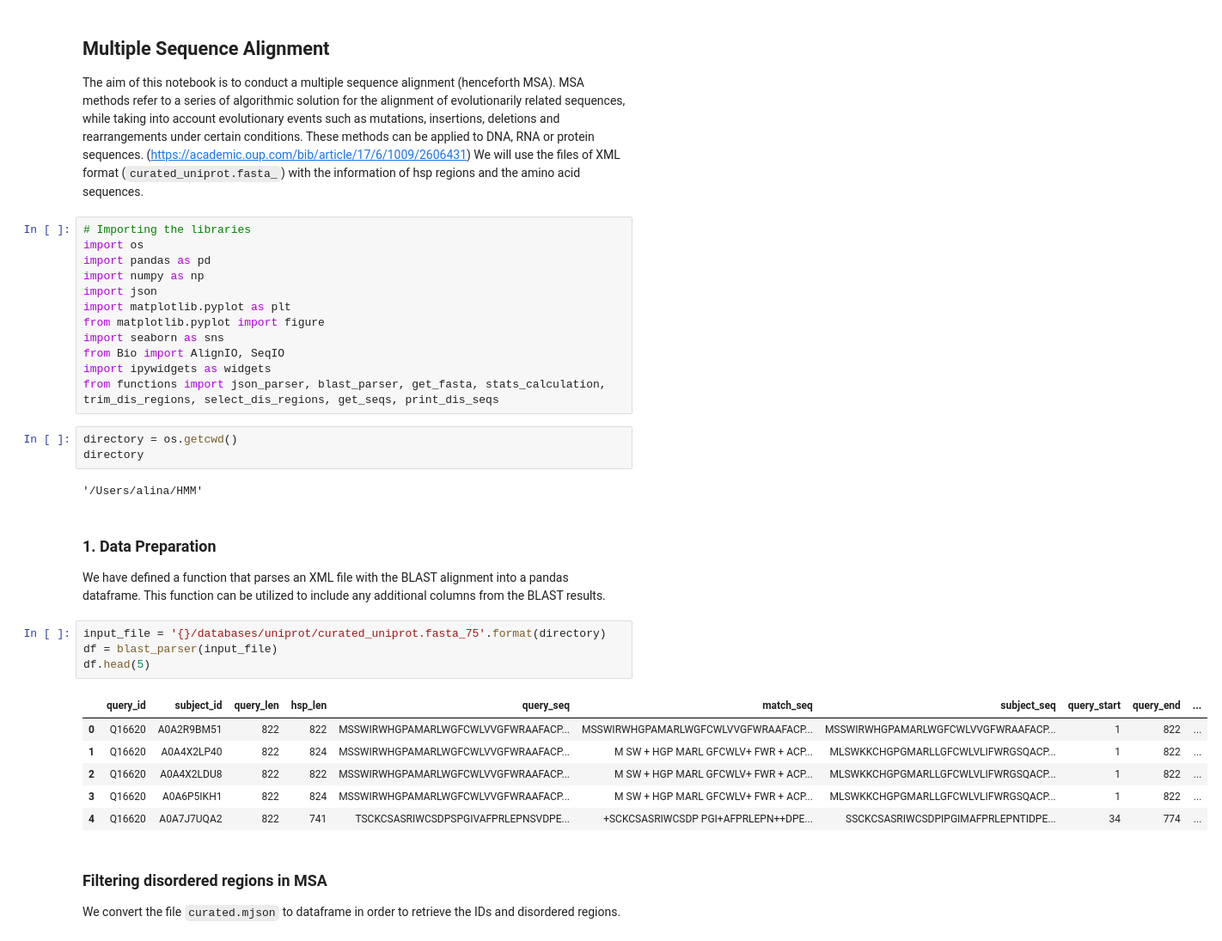
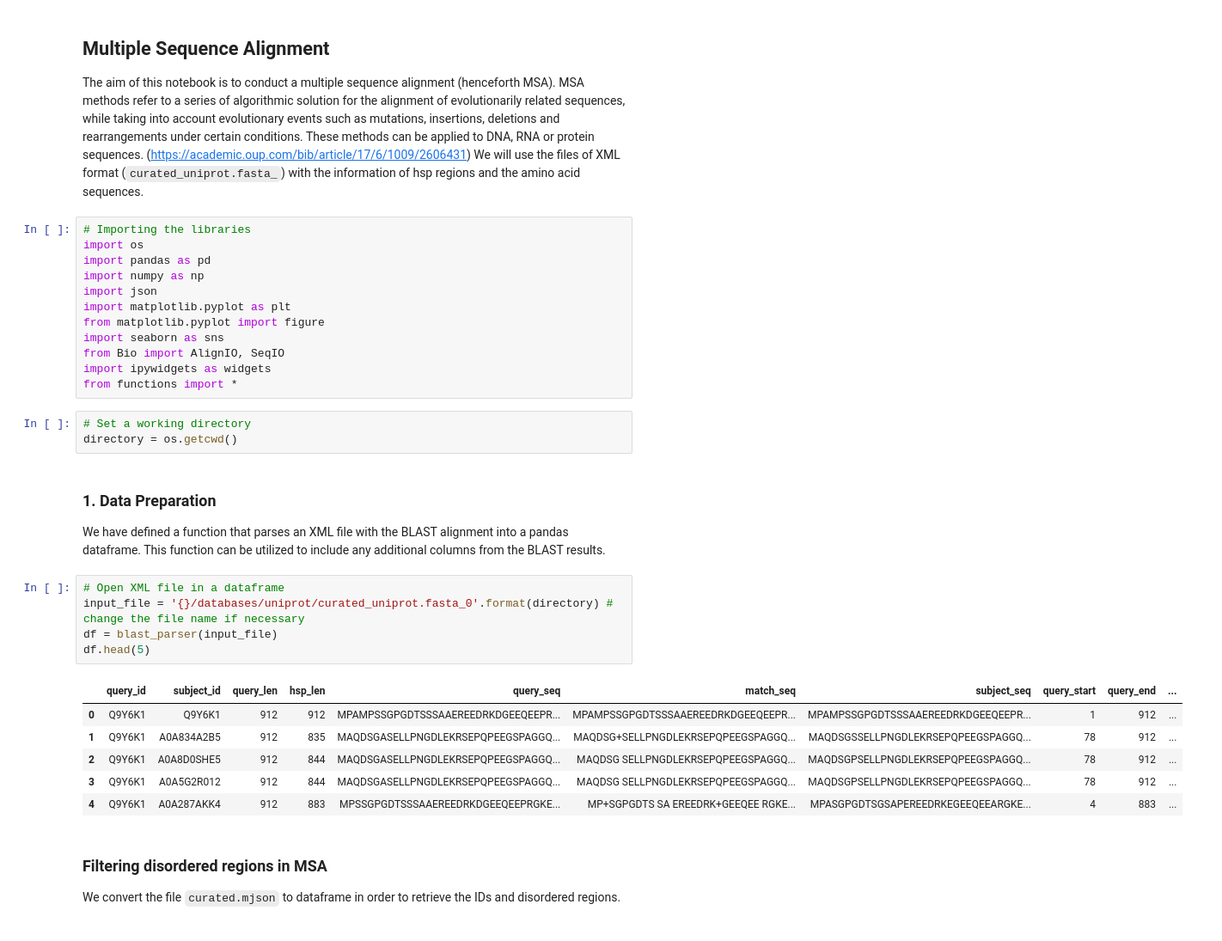
Before and after one commit to AlyaHarvelle/HMMER, a Jupyter notebook: MSA.ipynb, the cells around one changed output. Shown at 86% size. Drawn from its saved outputs; the diff is of its cells as text.

```diff
--- a/MSA.ipynb
+++ b/MSA.ipynb
@@ -14,27 +14,26 @@ from matplotlib.pyplot import figure
 import seaborn as sns
 from Bio import AlignIO, SeqIO
 import ipywidgets as widgets
-from functions import json_parser, blast_parser, get_fasta, stats_calculation, trim_dis_regions, select_dis_regions, get_seqs, print_dis_seqs
+from functions import *
-# %%
-directory = os.getcwd()
-directory
-# %% [output]
-'/Users/alina/HMM'
+# %%
+# Set a working directory
+directory = os.getcwd()
 # %% [markdown]
 ### 1. Data Preparation
 
 We have defined a function that parses an XML file with the BLAST alignment into a pandas dataframe. This function can be utilized to include any additional columns from the BLAST results.
 # %%
-input_file = '{}/databases/uniprot/curated_uniprot.fasta_75'.format(directory)
+# Open XML file in a dataframe
+input_file = '{}/databases/uniprot/curated_uniprot.fasta_0'.format(directory) # change the file name if necessary
 df = blast_parser(input_file)
 df.head(5)
 # %% [output]
 |  | query_id | subject_id | query_len | hsp_len | query_seq | match_seq | subject_seq | query_start | query_end | ... |
-| 0 | Q16620 | A0A2R9BM51 | 822 | 822 | MSSWIRWHGPAMARLWGFCWLVVGFWRAAFACP... | MSSWIRWHGPAMARLWGFCWLVVGFWRAAFACP... | MSSWIRWHGPAMARLWGFCWLVVGFWRAAFACP... | 1 | 822 | ... |
-| 1 | Q16620 | A0A4X2LP40 | 822 | 824 | MSSWIRWHGPAMARLWGFCWLVVGFWRAAFACP... | M SW + HGP MARL GFCWLV+ FWR + ACP... | MLSWKKCHGPGMARLLGFCWLVLIFWRGSQACP... | 1 | 822 | ... |
-| 2 | Q16620 | A0A4X2LDU8 | 822 | 822 | MSSWIRWHGPAMARLWGFCWLVVGFWRAAFACP... | M SW + HGP MARL GFCWLV+ FWR + ACP... | MLSWKKCHGPGMARLLGFCWLVLIFWRGSQACP... | 1 | 822 | ... |
-| 3 | Q16620 | A0A6P5IKH1 | 822 | 824 | MSSWIRWHGPAMARLWGFCWLVVGFWRAAFACP... | M SW + HGP MARL GFCWLV+ FWR + ACP... | MLSWKKCHGPGMARLLGFCWLVLIFWRGSQACP... | 1 | 822 | ... |
-| 4 | Q16620 | A0A7J7UQA2 | 822 | 741 | TSCKCSASRIWCSDPSPGIVAFPRLEPNSVDPE... | +SCKCSASRIWCSDP PGI+AFPRLEPN++DPE... | SSCKCSASRIWCSDPIPGIMAFPRLEPNTIDPE... | 34 | 774 | ... |
+| 0 | Q9Y6K1 | Q9Y6K1 | 912 | 912 | MPAMPSSGPGDTSSSAAEREEDRKDGEEQEEPR... | MPAMPSSGPGDTSSSAAEREEDRKDGEEQEEPR... | MPAMPSSGPGDTSSSAAEREEDRKDGEEQEEPR... | 1 | 912 | ... |
+| 1 | Q9Y6K1 | A0A834A2B5 | 912 | 835 | MAQDSGASELLPNGDLEKRSEPQPEEGSPAGGQ... | MAQDSG+SELLPNGDLEKRSEPQPEEGSPAGGQ... | MAQDSGSSELLPNGDLEKRSEPQPEEGSPAGGQ... | 78 | 912 | ... |
+| 2 | Q9Y6K1 | A0A8D0SHE5 | 912 | 844 | MAQDSGASELLPNGDLEKRSEPQPEEGSPAGGQ... | MAQDSG SELLPNGDLEKRSEPQPEEGSPAGGQ... | MAQDSGPSELLPNGDLEKRSEPQPEEGSPAGGQ... | 78 | 912 | ... |
+| 3 | Q9Y6K1 | A0A5G2R012 | 912 | 844 | MAQDSGASELLPNGDLEKRSEPQPEEGSPAGGQ... | MAQDSG SELLPNGDLEKRSEPQPEEGSPAGGQ... | MAQDSGPSELLPNGDLEKRSEPQPEEGSPAGGQ... | 78 | 912 | ... |
+| 4 | Q9Y6K1 | A0A287AKK4 | 912 | 883 | MPSSGPGDTSSSAAEREEDRKDGEEQEEPRGKE... | MP+SGPGDTS SA EREEDRK+GEEQEE RGKE... | MPASGPGDTSGSAPEREEDRKEGEEQEEARGKE... | 4 | 883 | ... |
 # %% [markdown]
 ### Filtering disordered regions in MSA
 
```
Also changed, not shown: parts of 61 cells of this notebook, 1 other file.
